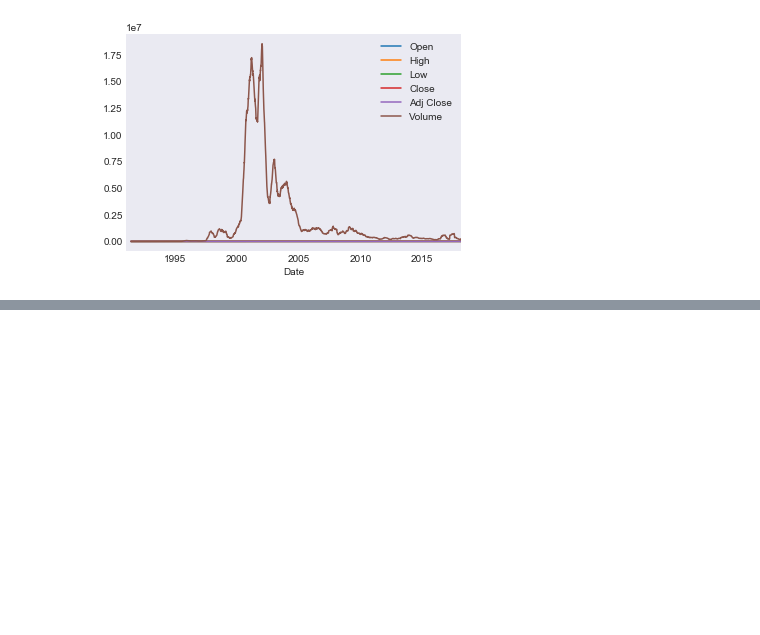
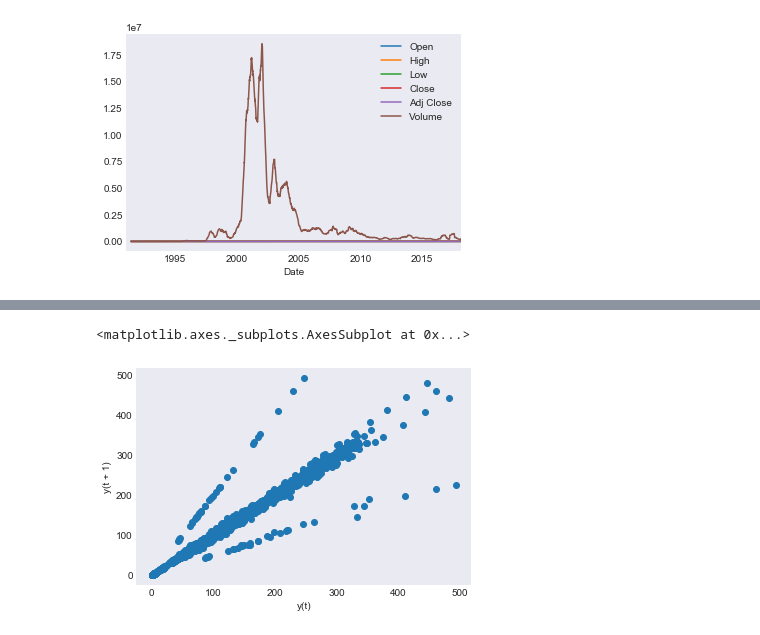
Before and after one commit to TheBrownViking20/DSstuff, a Jupyter notebook: Wipro/wipro.ipynb, the cells around one changed output, grey strips where cells are left out. Saved outputs shown, nothing was run; the diff lists cells and outputs as text; code cells hidden in the pictures; blank space fills up the shorter version.

```diff
--- a/Wipro/wipro.ipynb
+++ b/Wipro/wipro.ipynb
@@ -123,0 +185,7 @@ dataset.rolling(window=100).mean().plot()
+# %%
+# Checking if series is random
+from pandas.plotting import lag_plot
+lag_plot(dataset.Close)
+# %% [output]
+<matplotlib.axes._subplots.AxesSubplot at 0x...>
+[figure, added]
```
Also changed, not shown: parts of 7 cells of this notebook, 6 other files.
